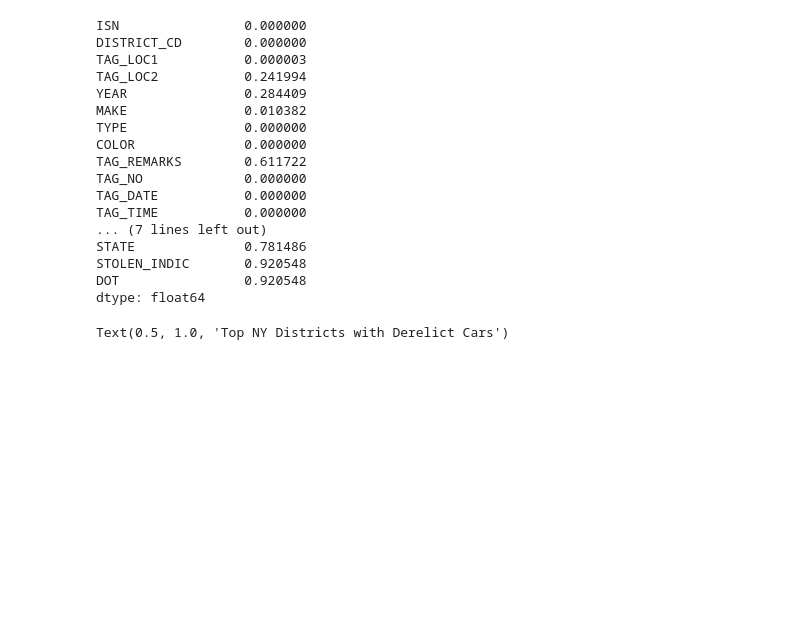
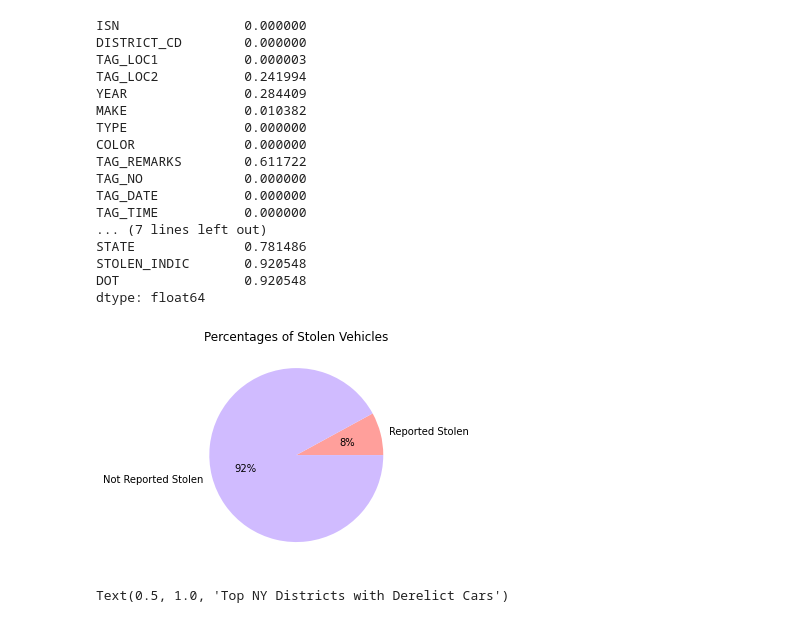
Before and after one commit to hanzhi227/SyncVR-EDA, a Jupyter notebook: EDA.ipynb, the cells around one changed output. Saved outputs shown, nothing was run; the diff lists cells and outputs as text; code cells hidden in the pictures; blank space fills up the shorter version.

```diff
--- a/EDA.ipynb
+++ b/EDA.ipynb
@@ -58,6 +58,20 @@ df['DISTRICT_CD'] = df['DISTRICT_CD'].apply(lambda x: x[:-2])
 # %%
 #Changing stolen indicator from nan and 'Y' to True and False
 df['STOLEN_INDIC'] = df['STOLEN_INDIC'].map({np.nan: False, 'Y': True})
+# %%
+stolen_pct = df['STOLEN_INDIC'].mean()
+
+labels = ['Reported Stolen', 'Not Reported Stolen']
+
+#define Seaborn color palette to use
+colors = sns.color_palette('pastel')[3:5]
+
+#create pie chart
+plt.pie([stolen_pct,1-stolen_pct], labels = labels, colors = colors, autopct='%.0f%%')
+plt.title('Percentages of Stolen Vehicles')
+plt.show()
+# %% [output]
+[figure, added]
 # %%
 #Changing the timestamp ints to datetime objects
 df['TIMESTMP'] = pd.to_datetime(df['TIMESTMP'],format = '%Y%m%d%H%M%S', errors='coerce')
```
